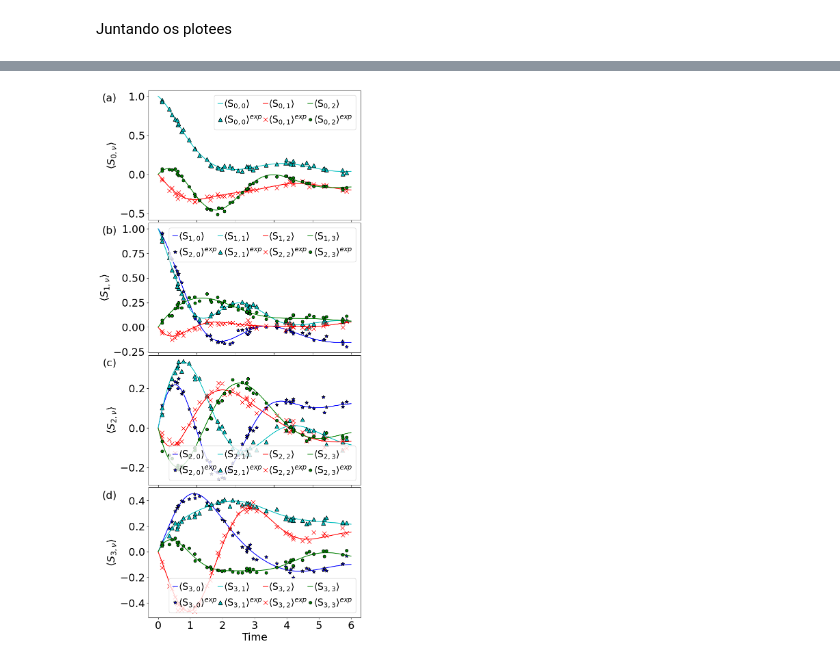
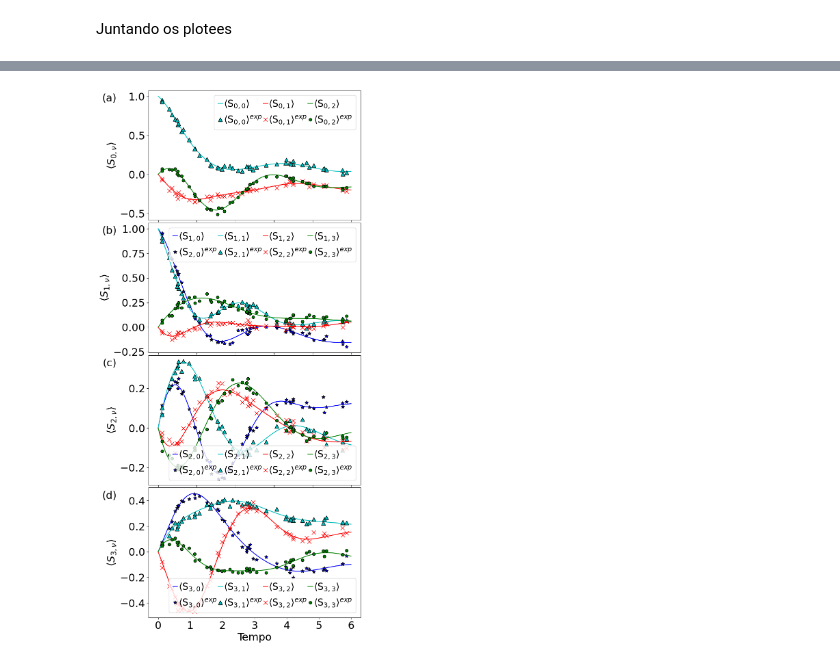
Before and after one commit to GubioGL/PINNverse_for_open_quantum_system, a Jupyter notebook: No fields/figure_3.ipynb, the cells around one changed output, grey strips where cells are left out. Drawn from its saved outputs; the diff is of its cells as text; code cells hidden in the pictures.

```diff
--- a/No fields/figure_3.ipynb
+++ b/No fields/figure_3.ipynb
@@ -225,32 +319,32 @@ for idx, i in enumerate(range(11, 15)):
              color=colo[i % len(colo)], label=f"⟨S$_{{3,{idx}}}$⟩")
     # Dados ruidosos
     marker = markes[i % len(markes)]
     color = colo[i % len(colo)]
     plot_kwargs = {
         "linestyle": "",
         "color": color,
         "marker": marker,
         "label": f"⟨S$_{{3,{idx}}}$⟩$^{{exp}}$"
     }
     if marker != "x" and color != "r":
         plot_kwargs["markeredgecolor"] = "k"
     plot_kwargs["markersize"] = 6 if marker == "o" else 8
 
     ax4.plot(index_data, valor_esperado_data_noisy[index_data, i].cpu(), **plot_kwargs)
 
 ax4.set_ylabel(r'$\langle S_{3,\nu} \rangle$')
-ax4.set_xlabel("Time")
+ax4.set_xlabel("Tempo")
 ax4.set_xticks(np.linspace(0, N-1, len(xticks_labels)))
 ax4.set_xticklabels(xticks_labels)
 ax4.legend(fontsize=20, loc='best', frameon=True, ncol=4, framealpha=0.8, handletextpad=0.1, columnspacing=.1, handlelength=.5)
 # marcador (d)
 ax4.text(-0.15, .9, "(d)", transform=ax4.transAxes, va="bottom", ha="right")
 
 # ==========================
 # Ajustes finais
 # ==========================
 plt.tight_layout()
 plt.savefig("Predic_withfields_subplots.pdf", dpi=500, bbox_inches='tight')
 plt.show()
 # %% [output]
-[figure, old version]
+[figure, new version]
```
Also changed, not shown: parts of 3 cells of this notebook, 8 other files.
